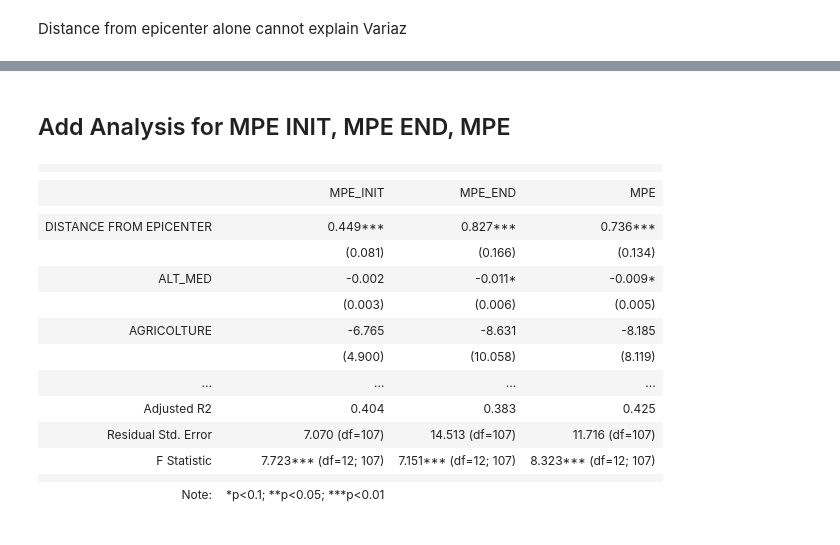
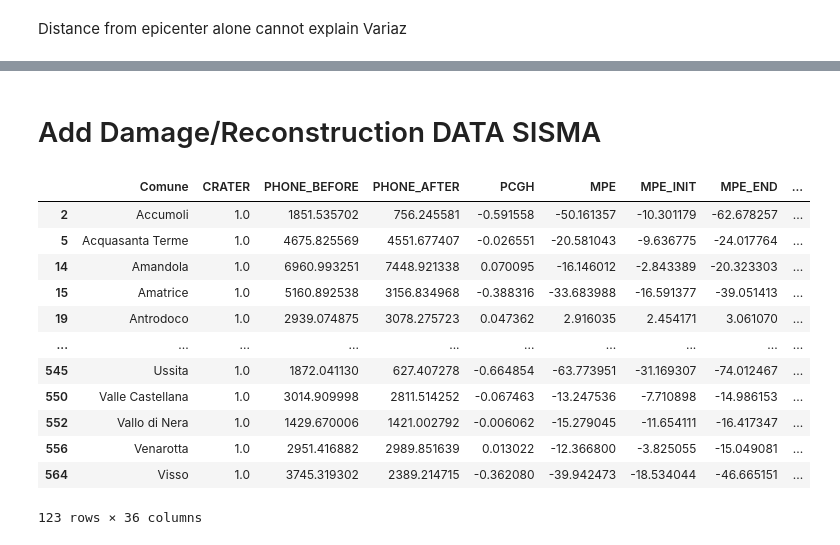
Before and after one commit to mmamei/earthquake2016, a Jupyter notebook: regression_MPE.ipynb, the cells around one changed output, grey strips where cells are left out. Cells and saved outputs as stored; diff of their text form; code cells hidden in the pictures.

```diff
--- a/regression_MPE.ipynb
+++ b/regression_MPE.ipynb
@@ -273,45 +187,2 @@ R2 =  0.5224699501637993
-# %% [markdown]
-## Add Analysis for MPE INIT, MPE END, MPE
-# %%
-
-feat =  ['DISTANCE FROM EPICENTER','ALT_MED'] + ateco_names #+ ['INDUSTRIES','URBANIZATION']
-#['UMBRIA','MARCHE','LAZIO','ABRUZZO']
-
-targets = ['MPE_INIT','MPE_END','MPE']
-models = []
-xy_crat = xy_crat.loc[xy_crat['Comune']!='Sellano',:]
-for t in targets:
-    x_crat = xy_crat[feat]
-    y_crat = xy_crat[t]
-    #x_crat = x_crat - x_crat.mean() / x_crat.std()
-    x_crat = x_crat.dropna(axis='columns')
-    x = sm.add_constant(x)
-    x_crat = sm.add_constant(x_crat)
-    models.append(sm.OLS(y_crat, x_crat).fit())
-
-
-stargazer = Stargazer(models)
-stargazer.custom_columns(targets,[1]*len(targets))
-stargazer.covariate_order(feat)
-stargazer.show_model_numbers(False)
-with open('models/model_pre_all.tex','w') as f:
-        f.write(stargazer.render_latex())
-stargazer.render_latex()
-stargazer
-# %% [output]
-|  |  |  |  |
-|  |
-|  | MPE_INIT | MPE_END | MPE |
-|  |  |  |  |
-| DISTANCE FROM EPICENTER | 0.449*** | 0.827*** | 0.736*** |
-|  | (0.081) | (0.166) | (0.134) |
-| ALT_MED | -0.002 | -0.011* | -0.009* |
-|  | (0.003) | (0.006) | (0.005) |
-| AGRICOLTURE | -6.765 | -8.631 | -8.185 |
-|  | (4.900) | (10.058) | (8.119) |
-| ... | ... | ... | ... |
-| Adjusted R2 | 0.404 | 0.383 | 0.425 |
-| Residual Std. Error | 7.070 (df=107) | 14.513 (df=107) | 11.716 (df=107) |
-| F Statistic | 7.723*** (df=12; 107) | 7.151*** (df=12; 107) | 8.323*** (df=12; 107) |
-|  |  |  |  |
-| Note: | *p<0.1; **p<0.05; ***p<0.01 |  |  |
+# %% [markdown]
+# Add Damage/Reconstruction DATA SISMA
@@ -317,0 +191,24 @@ stargazer
+# %%
+x_regression = pd.read_csv('quake_data/X_regression.csv')
+
+ateco_names = ['AGRICOLTURE','REAL ESTATE','HOSPITALITY','MANUFACTURING','TECH SERVICES','WHOLE/RETAIL SALES','CONSTRUCTIONS','BUSINESS SUPPORT SERVICES','COMMUNICATION AND INFORMATION SERV.','LOGISTICS','HEALTHCARE','FINANCE','UTILITIES']
+#ateco_names += ['PUBLIC ADMIN', 'ENTERTAINMENT','MINING', 'WASTE MGMT','EXTRA', 'EDUCATION','OTHER SERV']
+
+
+x_regression = x_regression[x_regression['CRATER']==1]
+x_regression = x_regression.loc[x_regression['Comune']!='Sellano',:] #remove outlier
+x_regression
+# %% [output]
+|  | Comune | CRATER | PHONE_BEFORE | PHONE_AFTER | PCGH | MPE | MPE_INIT | MPE_END | ... |
+| 2 | Accumoli | 1.0 | 1851.535702 | 756.245581 | -0.591558 | -50.161357 | -10.301179 | -62.678257 | ... |
+| 5 | Acquasanta Terme | 1.0 | 4675.825569 | 4551.677407 | -0.026551 | -20.581043 | -9.636775 | -24.017764 | ... |
+| 14 | Amandola | 1.0 | 6960.993251 | 7448.921338 | 0.070095 | -16.146012 | -2.843389 | -20.323303 | ... |
+| 15 | Amatrice | 1.0 | 5160.892538 | 3156.834968 | -0.388316 | -33.683988 | -16.591377 | -39.051413 | ... |
+| 19 | Antrodoco | 1.0 | 2939.074875 | 3078.275723 | 0.047362 | 2.916035 | 2.454171 | 3.061070 | ... |
+| ... | ... | ... | ... | ... | ... | ... | ... | ... | ... |
+| 545 | Ussita | 1.0 | 1872.041130 | 627.407278 | -0.664854 | -63.773951 | -31.169307 | -74.012467 | ... |
+| 550 | Valle Castellana | 1.0 | 3014.909998 | 2811.514252 | -0.067463 | -13.247536 | -7.710898 | -14.986153 | ... |
+| 552 | Vallo di Nera | 1.0 | 1429.670006 | 1421.002792 | -0.006062 | -15.279045 | -11.654111 | -16.417347 | ... |
+| 556 | Venarotta | 1.0 | 2951.416882 | 2989.851639 | 0.013022 | -12.366800 | -3.825055 | -15.049081 | ... |
+| 564 | Visso | 1.0 | 3745.319302 | 2389.214715 | -0.362080 | -39.942473 | -18.534044 | -46.665151 | ... |
+123 rows × 36 columns
```
Also changed, not shown: parts of 22 cells of this notebook, 15 other files.
